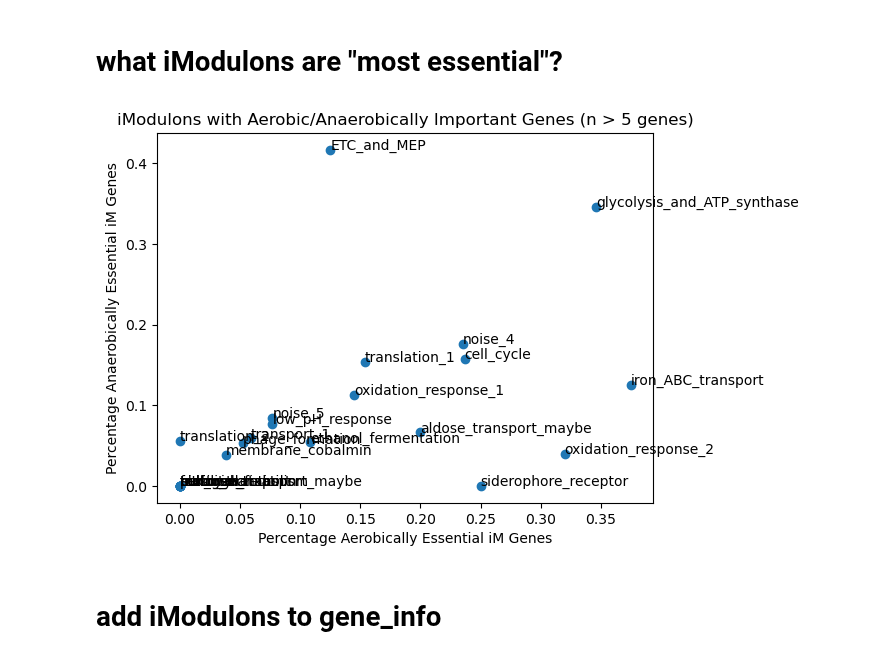
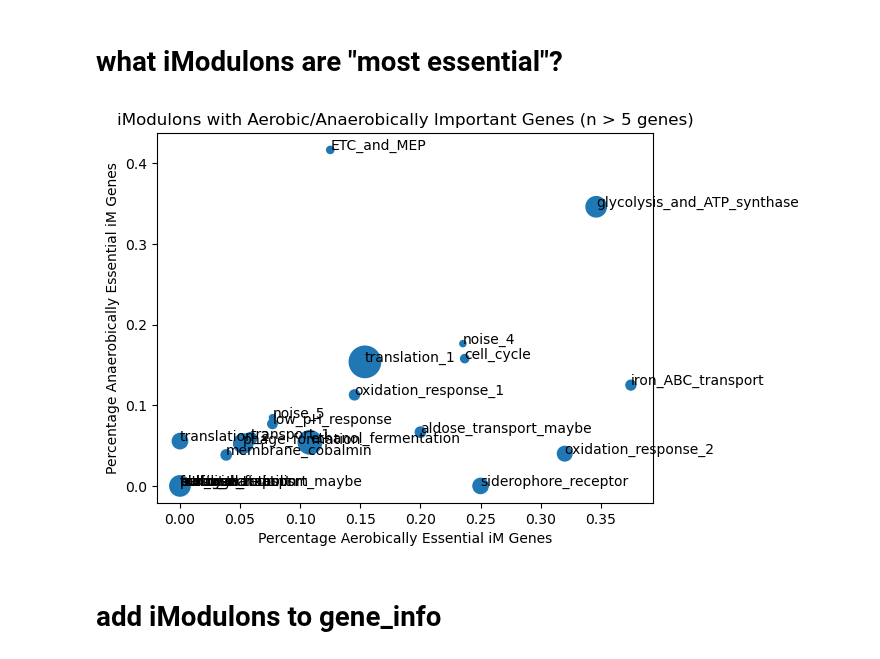
Before and after one commit to cristalzucsd/iModulonMiner, a Jupyter notebook: 5_characterize_iModulons/2_iModulon_characterization.ipynb, the cells around one changed output. Drawn from its saved outputs; the diff is of its cells as text; code cells hidden in the pictures.

```diff
--- a/5_characterize_iModulons/2_iModulon_characterization.ipynb
+++ b/5_characterize_iModulons/2_iModulon_characterization.ipynb
@@ -485,37 +485,45 @@ ica_data.gene_table['chromosome_id'] = new_col
 # %%
 aero = []
 anaero = []
+min_size = 10
+max_size = 500
 for iM in ica_data.imodulon_table.index:
     df = ica_data.view_imodulon(iM)
     total = len(df)
     if 0 not in df['aerobic_essential'].value_counts():
         aerobic_ess = 1
     else:
         aerobic_ess = (total - df['aerobic_essential'].value_counts()[0]) / total
     if 0 not in df['anaerobic_essential'].value_counts():
         anaerobic_ess = 1
     else:
         anaerobic_ess = (total - df['anaerobic_essential'].value_counts()[0]) / total
     aero.append(aerobic_ess)
     anaero.append(anaerobic_ess)
 ica_data.imodulon_table['percent_anaero_essential'] = anaero
 ica_data.imodulon_table['percent_aero_essential'] = aero
+
+df = ica_data.imodulon_table
+df = df[df['imodulon_size'] > 5]
+df.sort_values(by = 'percent_anaero_essential', ascending = False)[['category', 'explained_variance', 'imodulon_size', 'percent_aero_essential', 'percent_anaero_essential']]
+x = df['percent_aero_essential']
+y = df['percent_anaero_essential']
+
+min_exp_var = min(df['explained_variance'])
+max_exp_var = max(df['explained_variance'])
+sizes = (df['explained_variance'] - min_exp_var) / (max_exp_var - min_exp_var)
+sizes = (sizes * max_size) + min_size
+
+plt.scatter(x, y, s = sizes)
+for i, txt in enumerate(df.index):
+    plt.annotate(txt, (x[i], y[i]))
+plt.xlabel('Percentage Aerobically Essential iM Genes')
+plt.ylabel('Percentage Anaerobically Essential iM Genes')
+plt.title('iModulons with Aerobic/Anaerobically Important Genes (n > 5 genes)')
+plt.savefig('../figures/aerobic_essential_anaerobic_essential_iM_scatter.pdf', transparent = True)
+plt.show()
+# %% [output]
+[figure, added]
-# %%
-df = ica_data.imodulon_table
-df = df[df['imodulon_size'] > 5]
-df.sort_values(by = 'percent_anaero_essential', ascending = False)[['category', 'explained_variance', 'imodulon_size', 'percent_aero_essential', 'percent_anaero_essential']]
-x = df['percent_aero_essential']
-y = df['percent_anaero_essential']
-plt.scatter(x, y)
-for i, txt in enumerate(df.index):
-    plt.annotate(txt, (x[i], y[i]))
-plt.xlabel('Percentage Aerobically Essential iM Genes')
-plt.ylabel('Percentage Anaerobically Essential iM Genes')
-plt.title('iModulons with Aerobic/Anaerobically Important Genes (n > 5 genes)')
-plt.savefig('../figures/aerobic_essential_anaerobic_essential_iM_scatter.pdf', transparent = True)
-plt.show()
-# %% [output]
-[figure, removed]
 # %% [markdown]
 # add iModulons to gene_info
 # %%
```
Also changed, not shown: parts of 8 cells of this notebook, 3 other files.
